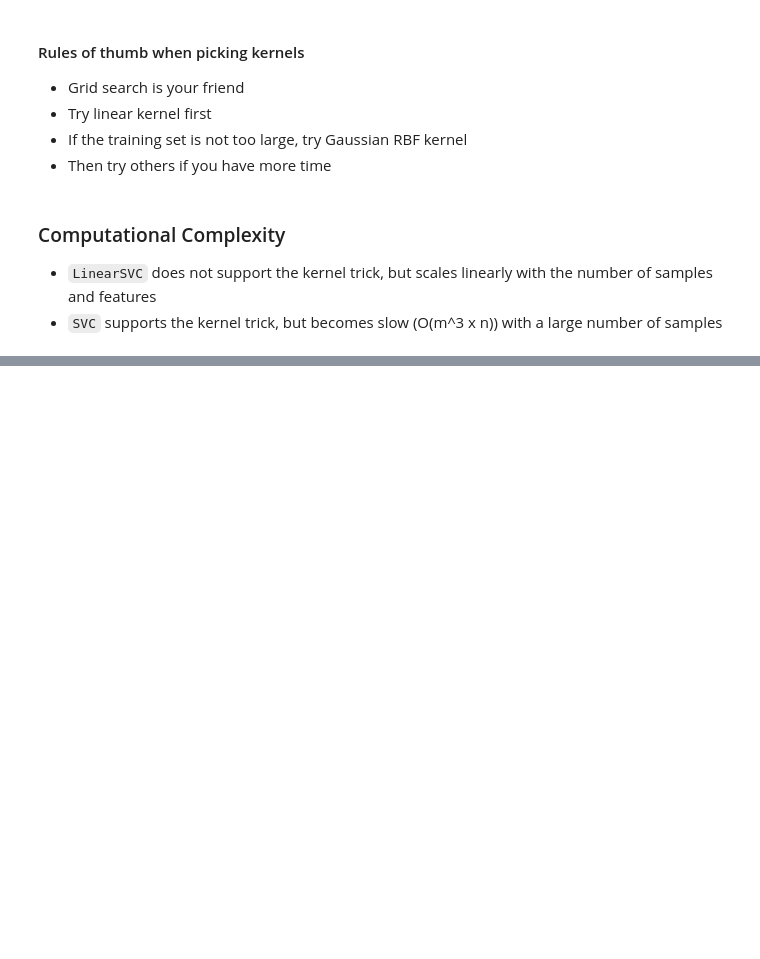
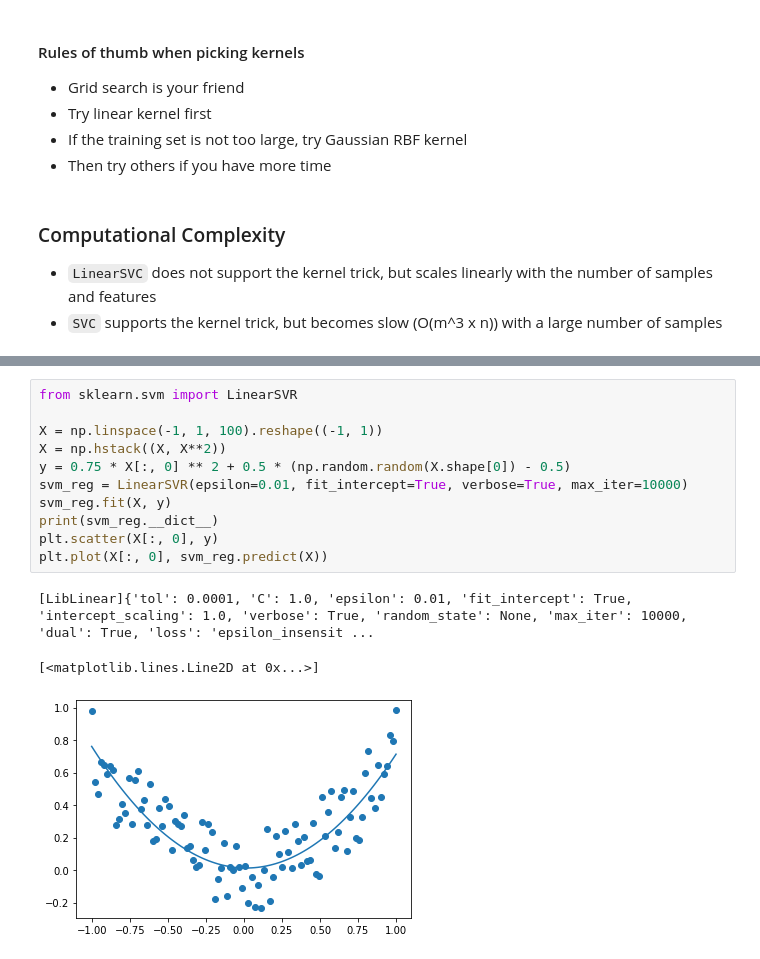
Before and after one commit to rileypeterson/ML, a Jupyter notebook: chapter5/notes.ipynb, the cells around one changed output, grey strips where cells are left out. Cells and saved outputs as stored; diff of their text form; blank space fills up the shorter version.

```diff
--- a/chapter5/notes.ipynb
+++ b/chapter5/notes.ipynb
@@ -116,0 +125,15 @@ plot_dataset(X, y, [-1.5, 2.5, -1, 1.5])
+# %%
+from sklearn.svm import LinearSVR
+
+X = np.linspace(-1, 1, 100).reshape((-1, 1))
+X = np.hstack((X, X**2))
+y = 0.75 * X[:, 0] ** 2 + 0.5 * (np.random.random(X.shape[0]) - 0.5)
+svm_reg = LinearSVR(epsilon=0.01, fit_intercept=True, verbose=True, max_iter=10000)
+svm_reg.fit(X, y)
+print(svm_reg.__dict__)
+plt.scatter(X[:, 0], y)
+plt.plot(X[:, 0], svm_reg.predict(X))
+# %% [output]
+[LibLinear]{'tol': 0.0001, 'C': 1.0, 'epsilon': 0.01, 'fit_intercept': True, 'intercept_scaling': 1.0, 'verbose': True, 'random_state': None, 'max_iter': 10000, 'dual': True, 'loss': 'epsilon_insensit ...
+[<matplotlib.lines.Line2D at 0x...>]
+[figure, added]
```
Also changed, not shown: parts of 9 cells of this notebook, 2 other files.
